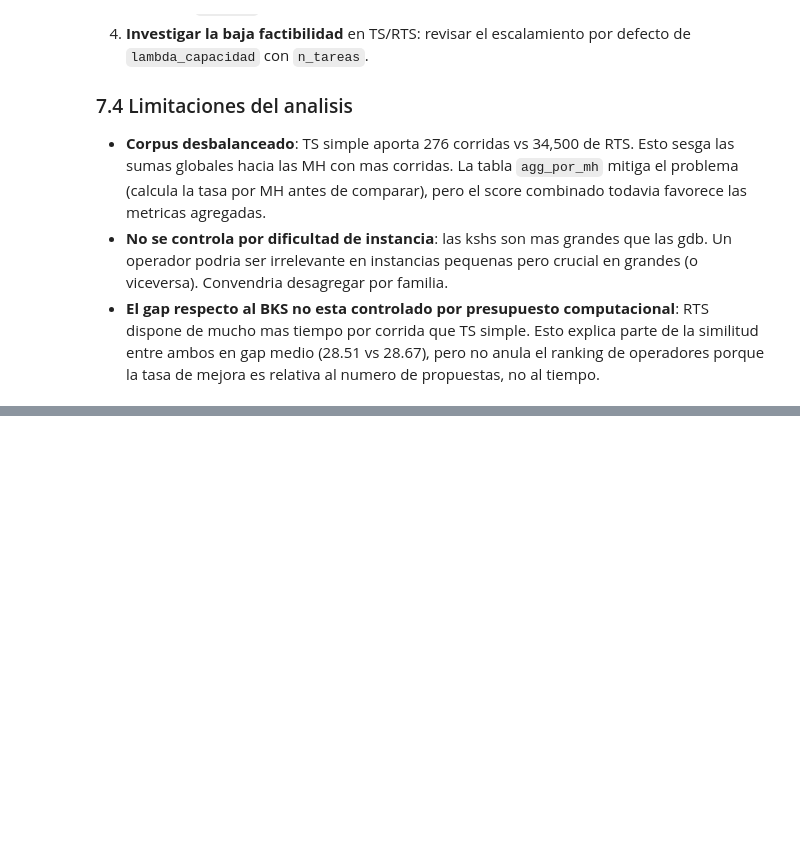
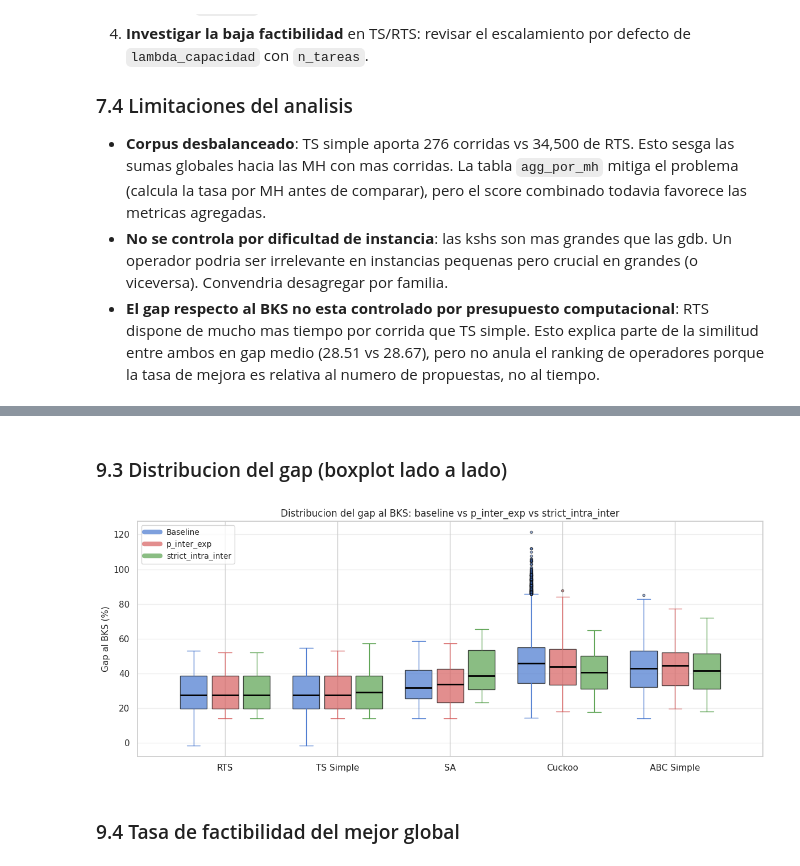
Before and after one commit to Alhely/MetaCARP_Proyecto, a Jupyter notebook: analisis_operadores_20260520/analisis_exploratorio_operadores.ipynb, the cells around one changed output, grey strips where cells are left out. Cells and saved outputs as stored; diff of their text form; code cells hidden in the pictures; blank space fills up the shorter version.

```diff
--- a/analisis_operadores_20260520/analisis_exploratorio_operadores.ipynb
+++ b/analisis_operadores_20260520/analisis_exploratorio_operadores.ipynb
@@ -523,0 +816,57 @@ operadores, pero amerita investigacion aparte.
+# %% [markdown]
+### 9.3 Distribucion del gap (boxplot lado a lado)
+# %%
+# Boxplot con 3 cajas por MH: baseline / p_inter_exp / strict_intra_inter.
+# Ordenamos las MH por la mediana del gap del experimento strict para
+# que las mas competitivas en esta variante queden a la izquierda.
+
+MH_LABELS = {
+    'recocido_simulado':      'SA',
+    'busqueda_tabu_simple':   'TS Simple',
+    'tabu_reactiva':          'RTS',
+    'busqueda_abejas_simple': 'ABC Simple',
+    'cuckoo_search':          'Cuckoo',
+}
+
+orden_mh = (df_strict.groupby('metaheuristica')['gap_bks_porcentaje']
+                       .median().sort_values().index.tolist())
+
+fig, ax = plt.subplots(figsize=(12, 5))
+x = np.arange(len(orden_mh))
+w = 0.28
+
+fuentes = [
+    (df_base,   'Baseline',           '#4878CF'),
+    (df_exp,    'p_inter_exp',        '#D65F5F'),
+    (df_strict, 'strict_intra_inter', '#59A14F'),
+]
+for i, (src_df, label, color) in enumerate(fuentes):
+    data_plot = [
+        src_df[src_df.metaheuristica == mh]['gap_bks_porcentaje'].dropna()
+        for mh in orden_mh
+    ]
+    ax.boxplot(
+        data_plot,
+        positions=x + (i - 1) * w,
+        widths=w * 0.85,
+        patch_artist=True,
+        medianprops=dict(color='black', linewidth=2),
+        boxprops=dict(facecolor=color, alpha=0.7),
+        whiskerprops=dict(color=color),
+        capprops=dict(color=color),
+        flierprops=dict(marker='o', markerfacecolor=color, markersize=3, alpha=0.5),
+    )
+    ax.plot([], [], color=color, linewidth=6, alpha=0.7, label=label)
+
+ax.set_xticks(x)
+ax.set_xticklabels([MH_LABELS.get(m, m) for m in orden_mh], fontsize=11)
+ax.set_ylabel('Gap al BKS (%)', fontsize=11)
+ax.set_title('Distribucion del gap al BKS: baseline vs p_inter_exp vs strict_intra_inter')
+ax.legend(fontsize=10, loc='upper left')
+ax.grid(axis='y', alpha=0.3)
+plt.tight_layout()
+plt.show()
+# %% [output]
+[figure, added]
+# %% [markdown]
+### 9.4 Tasa de factibilidad del mejor global
```
Also changed, not shown: parts of 21 cells of this notebook, 12 other files.
